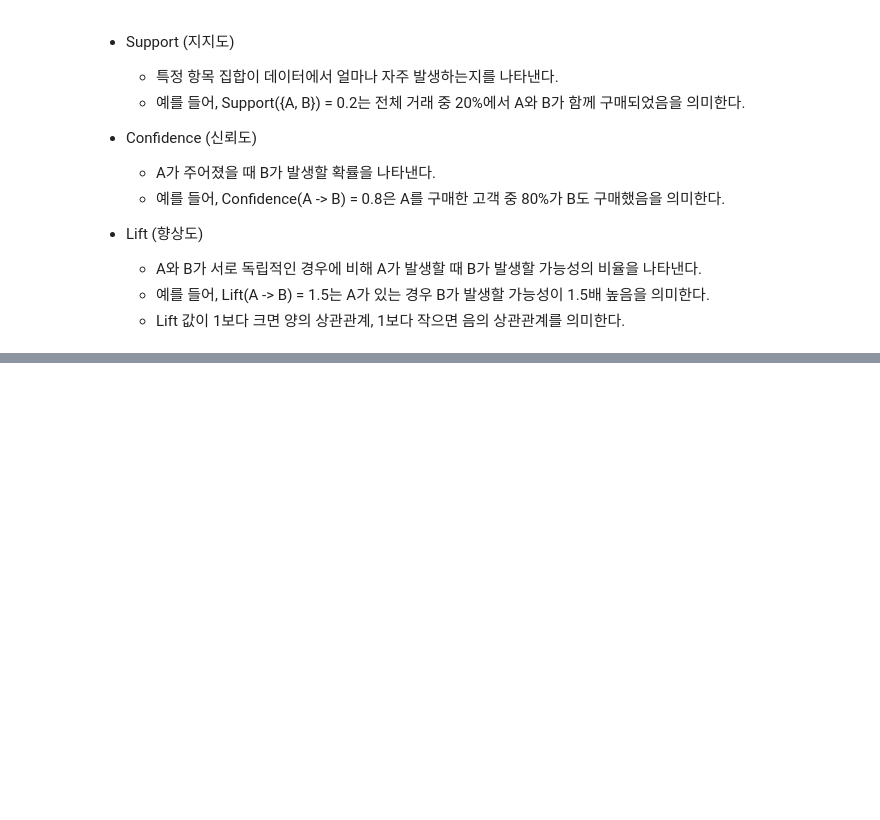
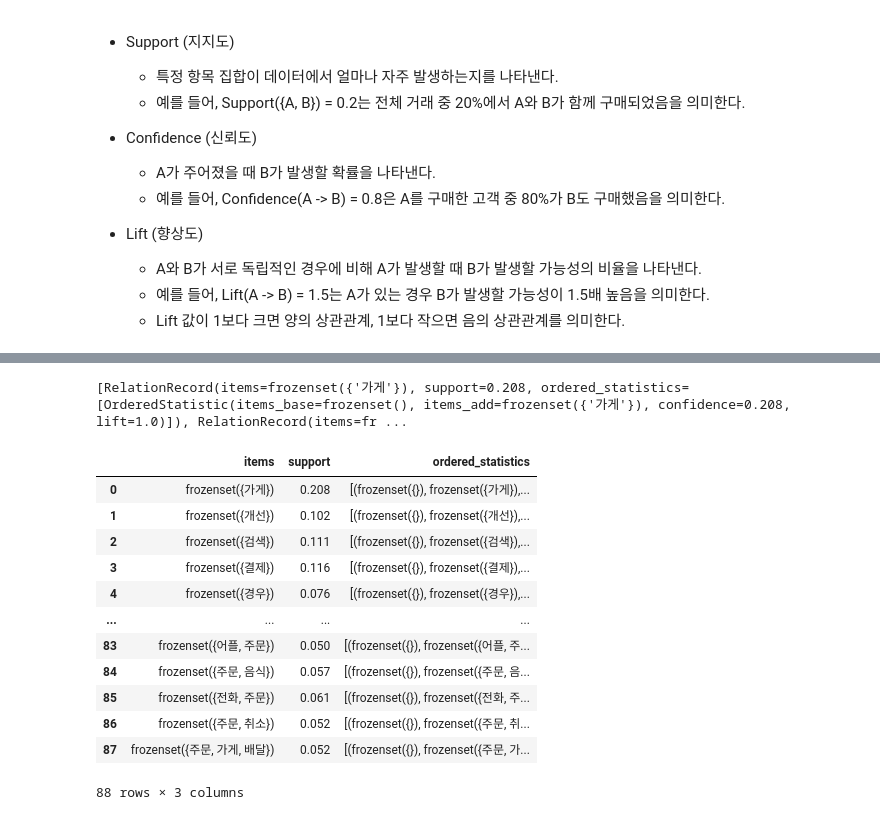
Before and after one commit to dovan2026/SKN30_playdata, a Jupyter notebook: LLM/04_네트워크_분석.ipynb, the cells around one changed output, grey strips where cells are left out. Drawn from its saved outputs; the diff is of its cells as text; code cells hidden in the pictures; blank space fills up the shorter version.

```diff
--- a/LLM/04_네트워크_분석.ipynb
+++ b/LLM/04_네트워크_분석.ipynb
@@ -18,4 +18,5 @@ import numpy as np
 import matplotlib.pyplot as plt
 # %%
 # 데이터 불러오기
-df =
+df = pd.read_csv('data/appreply.csv')
+df.head()
@@ -71,2 +89,7 @@ print(noun_result)
 # %%
 # Apriori 알고리즘 적용
+result = list(apriori(noun_result,
+                      min_support=0.05))
+print(result)
+# %% [output]
+[RelationRecord(items=frozenset({'가게'}), support=0.208, ordered_statistics=[OrderedStatistic(items_base=frozenset(), items_add=frozenset({'가게'}), confidence=0.208, lift=1.0)]), RelationRecord(items=fr ...
@@ -75,3 +96,20 @@ df =
+# %%
+df = pd.DataFrame(result)
+df
+# %% [output]
+|  | items | support | ordered_statistics |
+| 0 | frozenset({가게}) | 0.208 | [(frozenset({}), frozenset({가게}),... |
+| 1 | frozenset({개선}) | 0.102 | [(frozenset({}), frozenset({개선}),... |
+| 2 | frozenset({검색}) | 0.111 | [(frozenset({}), frozenset({검색}),... |
+| 3 | frozenset({결제}) | 0.116 | [(frozenset({}), frozenset({결제}),... |
+| 4 | frozenset({경우}) | 0.076 | [(frozenset({}), frozenset({경우}),... |
+| ... | ... | ... | ... |
+| 83 | frozenset({어플, 주문}) | 0.050 | [(frozenset({}), frozenset({어플, 주... |
+| 84 | frozenset({주문, 음식}) | 0.057 | [(frozenset({}), frozenset({주문, 음... |
+| 85 | frozenset({전화, 주문}) | 0.061 | [(frozenset({}), frozenset({전화, 주... |
+| 86 | frozenset({주문, 취소}) | 0.052 | [(frozenset({}), frozenset({주문, 취... |
+| 87 | frozenset({주문, 가게, 배달}) | 0.052 | [(frozenset({}), frozenset({주문, 가... |
+88 rows × 3 columns
 # %%
 # 각 item 열의 길이를 저장할 리스트
 item_len=[]
```
Also changed, not shown: parts of 5 cells of this notebook, 4 other files.
